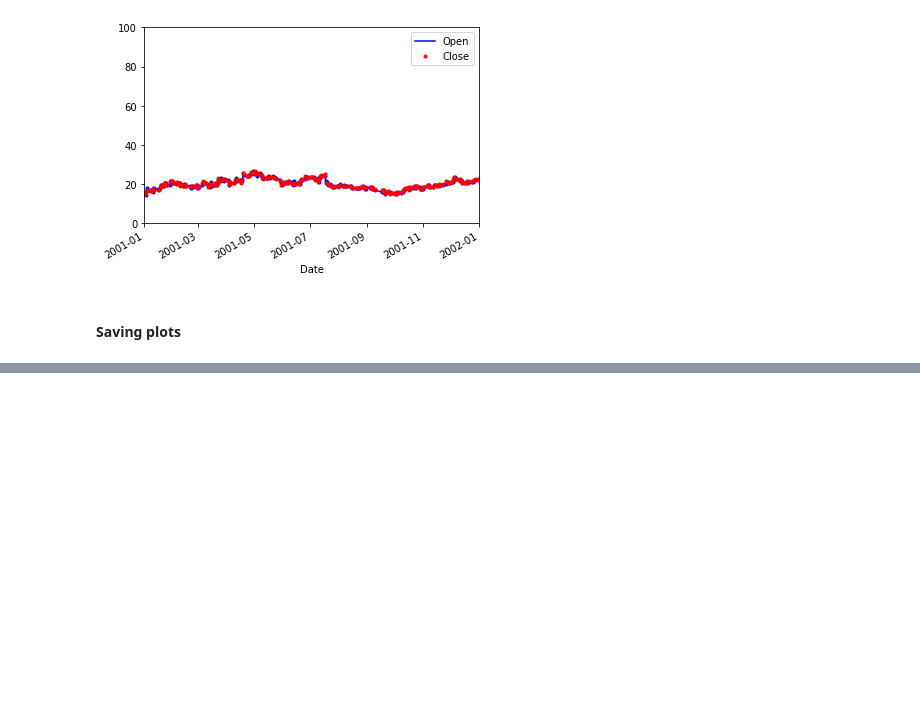
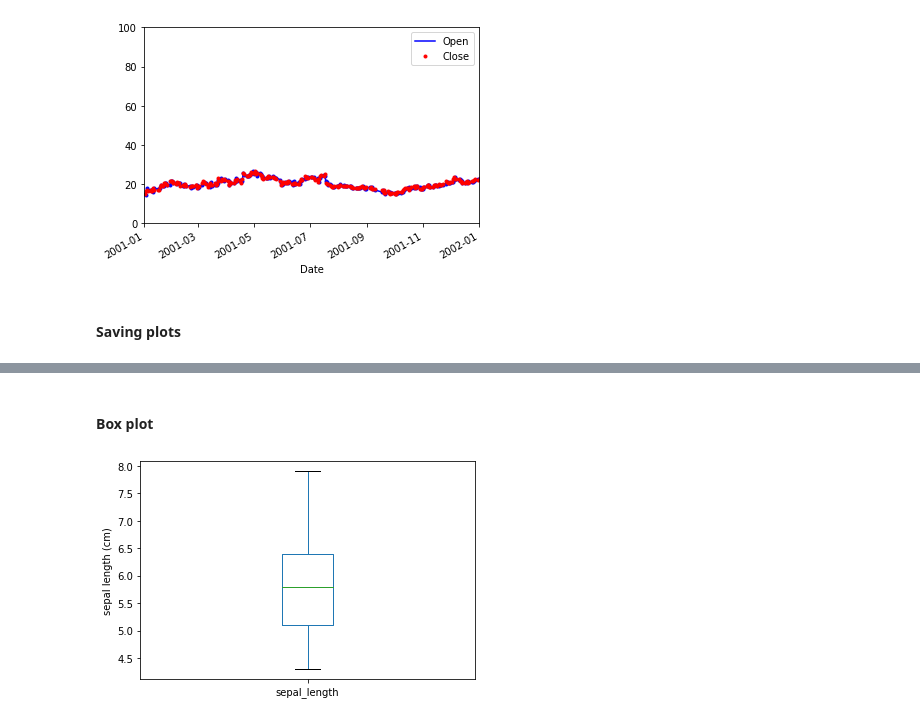
Before and after one commit to MikaelaKlein/Datacamp-Courses, a Jupyter notebook: Data Scientist with Python/08 - pandas Foundations.ipynb, the cells around one changed output, grey strips where cells are left out. Cells and saved outputs as stored; diff of their text form; code cells hidden in the pictures; blank space fills up the shorter version.

```diff
--- a/Data Scientist with Python/08 - pandas Foundations.ipynb
+++ b/Data Scientist with Python/08 - pandas Foundations.ipynb
@@ -369,0 +415,8 @@ plt.show()
+# %% [markdown]
+#### Box plot
+# %%
+iris.plot(y ='sepal_length', kind = 'box')
+plt.ylabel('sepal length (cm)')
+plt.show()
+# %% [output]
+[figure, added]
```
Also changed, not shown: parts of 53 cells of this notebook, 1 other file.
